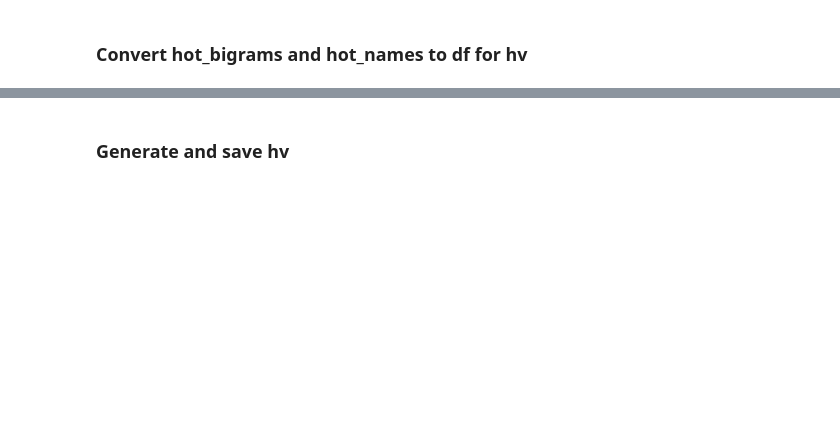
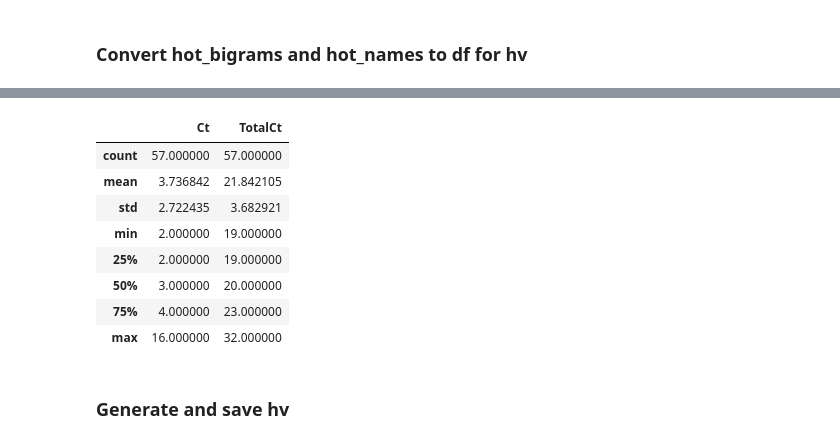
Before and after one commit to wang-xo/DataViz-KUL-2020, a Jupyter notebook: Tableau/Song_Name_HotOrNot_hv.ipynb, the cells around one changed output, grey strips where cells are left out. Drawn from its saved outputs; the diff is of its cells as text; code cells hidden in the pictures; blank space fills up the shorter version.

```diff
--- a/Tableau/Song_Name_HotOrNot_hv.ipynb
+++ b/Tableau/Song_Name_HotOrNot_hv.ipynb
@@ -314,3 +334,18 @@ Check Source Len: 116 and dest len: 116
+# %%
+thresh = 18
+hotbifilter = hotbi[hotbi['TotalCt'] > thresh]
+hotbifilter.describe()
+# hotbifilter.head()
+# %% [output]
+|  | Ct | TotalCt |
+| count | 57.000000 | 57.000000 |
+| mean | 3.736842 | 21.842105 |
+| std | 2.722435 | 3.682921 |
+| min | 2.000000 | 19.000000 |
+| 25% | 2.000000 | 19.000000 |
+| 50% | 3.000000 | 20.000000 |
+| 75% | 4.000000 | 23.000000 |
+| max | 16.000000 | 32.000000 |
 # %% [markdown]
 ### Generate and save hv
 # %%
```
Also changed, not shown: parts of 18 cells of this notebook, 13 other files.
